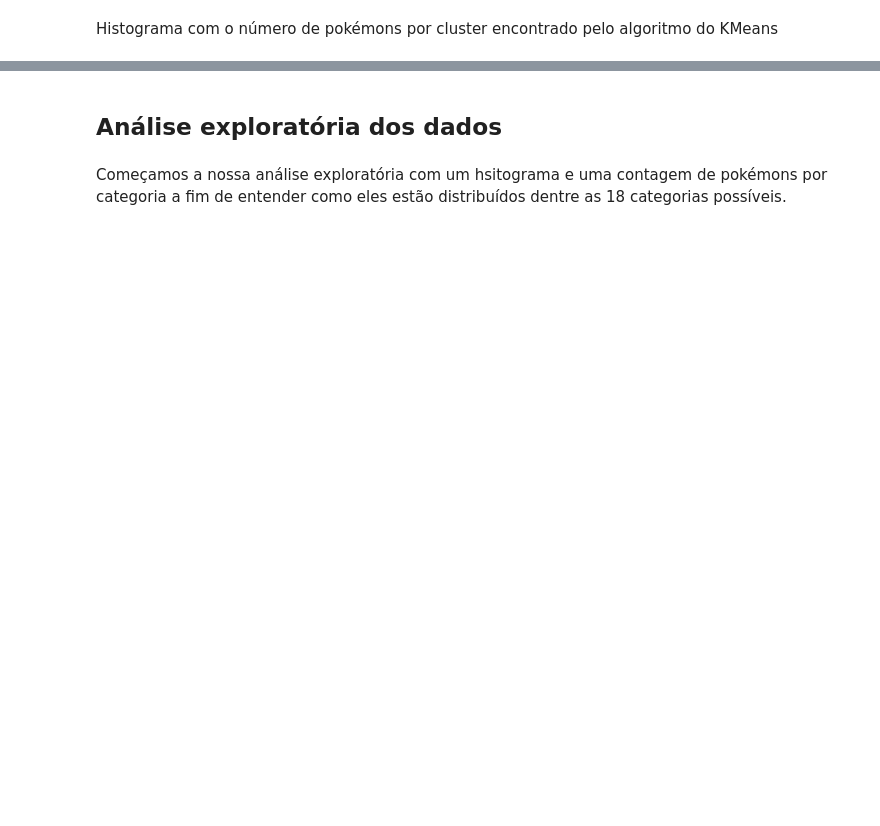
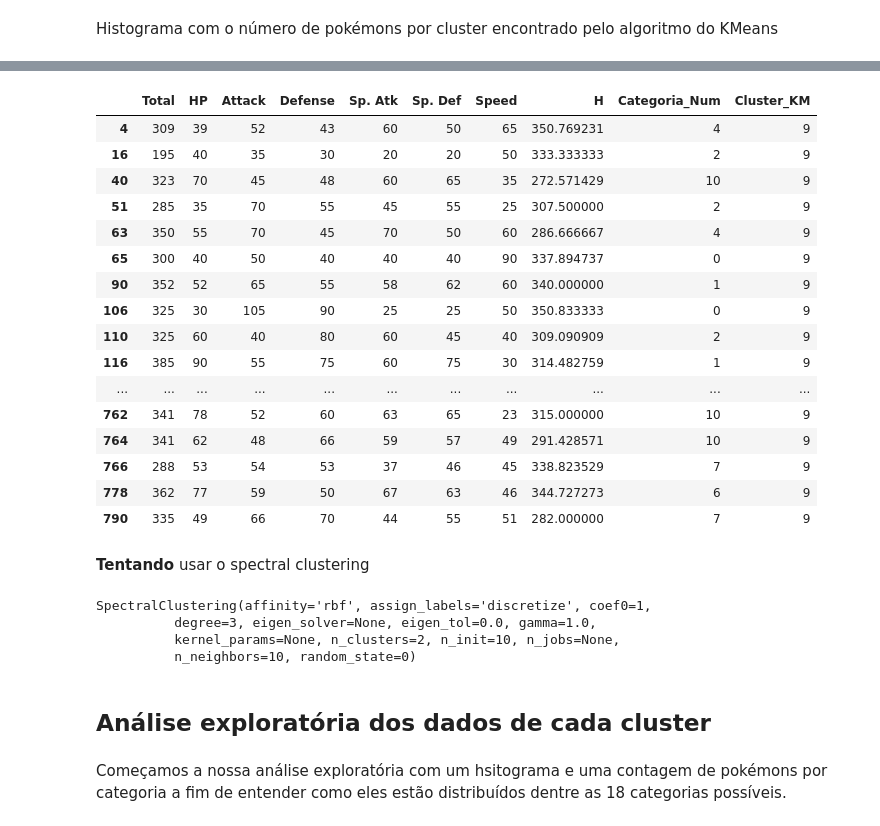
Before and after one commit to guidiamond/Projeto-3--CDD, a Jupyter notebook: Projeto final Ciência dos Dados.ipynb, the cells around one changed output, grey strips where cells are left out. Saved outputs shown, nothing was run; the diff lists cells and outputs as text; code cells hidden in the pictures; blank space fills up the shorter version.

```diff
--- a/Projeto final Ciência dos Dados.ipynb
+++ b/Projeto final Ciência dos Dados.ipynb
@@ -263,4 +184,62 @@ for foto in arq_na_pasta:
+# %%
+#separando os pokémons a partir do cluster no qual eles foram colocados
+c0  = data_f.loc[data_f["Cluster_KM"]  ==  0 ]
+c1  = data_f.loc[data_f["Cluster_KM"]  ==  1 ]
+c2  = data_f.loc[data_f["Cluster_KM"]  ==  2 ]
+c3  = data_f.loc[data_f["Cluster_KM"]  ==  3 ]
+c4  = data_f.loc[data_f["Cluster_KM"]  ==  4 ]
+c5  = data_f.loc[data_f["Cluster_KM"]  ==  5 ]
+c6  = data_f.loc[data_f["Cluster_KM"]  ==  6 ]
+c7  = data_f.loc[data_f["Cluster_KM"]  ==  7 ]
+c8  = data_f.loc[data_f["Cluster_KM"]  ==  8 ]
+c9  = data_f.loc[data_f["Cluster_KM"]  ==  9 ]
+# c10 = data_f.loc[data_f["Cluster"] == 10 ]
+# c11 = data_f.loc[data_f["Cluster"] == 11 ]
+# c12 = data_f.loc[data_f["Cluster"] == 12 ]
+# c13 = data_f.loc[data_f["Cluster"] == 13 ]
+# c14 = data_f.loc[data_f["Cluster"] == 14 ]
+# c15 = data_f.loc[data_f["Cluster"] == 15 ]
+# c16 = data_f.loc[data_f["Cluster"] == 16 ]
+# c17 = data_f.loc[data_f["Cluster"] == 17 ]
+c9
+# %% [output]
+|  | Total | HP | Attack | Defense | Sp. Atk | Sp. Def | Speed | H | Categoria_Num | Cluster_KM |
+| 4 | 309 | 39 | 52 | 43 | 60 | 50 | 65 | 350.769231 | 4 | 9 |
+| 16 | 195 | 40 | 35 | 30 | 20 | 20 | 50 | 333.333333 | 2 | 9 |
+| 40 | 323 | 70 | 45 | 48 | 60 | 65 | 35 | 272.571429 | 10 | 9 |
+| 51 | 285 | 35 | 70 | 55 | 45 | 55 | 25 | 307.500000 | 2 | 9 |
+| 63 | 350 | 55 | 70 | 45 | 70 | 50 | 60 | 286.666667 | 4 | 9 |
+| 65 | 300 | 40 | 50 | 40 | 40 | 40 | 90 | 337.894737 | 0 | 9 |
+| 90 | 352 | 52 | 65 | 55 | 58 | 62 | 60 | 340.000000 | 1 | 9 |
+| 106 | 325 | 30 | 105 | 90 | 25 | 25 | 50 | 350.833333 | 0 | 9 |
+| 110 | 325 | 60 | 40 | 80 | 60 | 45 | 40 | 309.090909 | 2 | 9 |
+| 116 | 385 | 90 | 55 | 75 | 60 | 75 | 30 | 314.482759 | 1 | 9 |
+| ... | ... | ... | ... | ... | ... | ... | ... | ... | ... | ... |
+| 762 | 341 | 78 | 52 | 60 | 63 | 65 | 23 | 315.000000 | 10 | 9 |
+| 764 | 341 | 62 | 48 | 66 | 59 | 57 | 49 | 291.428571 | 10 | 9 |
+| 766 | 288 | 53 | 54 | 53 | 37 | 46 | 45 | 338.823529 | 7 | 9 |
+| 778 | 362 | 77 | 59 | 50 | 67 | 63 | 46 | 344.727273 | 6 | 9 |
+| 790 | 335 | 49 | 66 | 70 | 44 | 55 | 51 | 282.000000 | 7 | 9 |
+# %% [markdown]
+**Tentando** usar o spectral clustering
+# %%
+spectral = SpectralClustering(n_clusters=18, assign_labels="discretize", random_state=0).fit(data_f)
+spectral.labels_
+spectral
+
+
+modelo_parcial.fit(data_f)
+y_pred = modelo_parcial.predict(data_f) #lista que guarda qual é o cluster ao qual pertence cada um dos pokémons
+# plt.hist(y_pred, rwidth=.9, bins= 18);
+
+data_f["Cluster_SC"]= y_pred #adicionando ao dataframe o cluster atribuído a cada pokémon via Spectral Clustering
+data_f.head(3)
+# %% [output]
+SpectralClustering(affinity='rbf', assign_labels='discretize', coef0=1,
+          degree=3, eigen_solver=None, eigen_tol=0.0, gamma=1.0,
+          kernel_params=None, n_clusters=2, n_init=10, n_jobs=None,
+          n_neighbors=10, random_state=0)
 # %% [markdown]
-## Análise exploratória dos dados
+## Análise exploratória dos dados de cada cluster
 # %% [markdown]
 Começamos a nossa análise exploratória com um hsitograma e uma contagem de pokémons por categoria a fim de entender como eles estão distribuídos dentre as 18 categorias possíveis.
```
Also changed, not shown: parts of 32 cells of this notebook.
